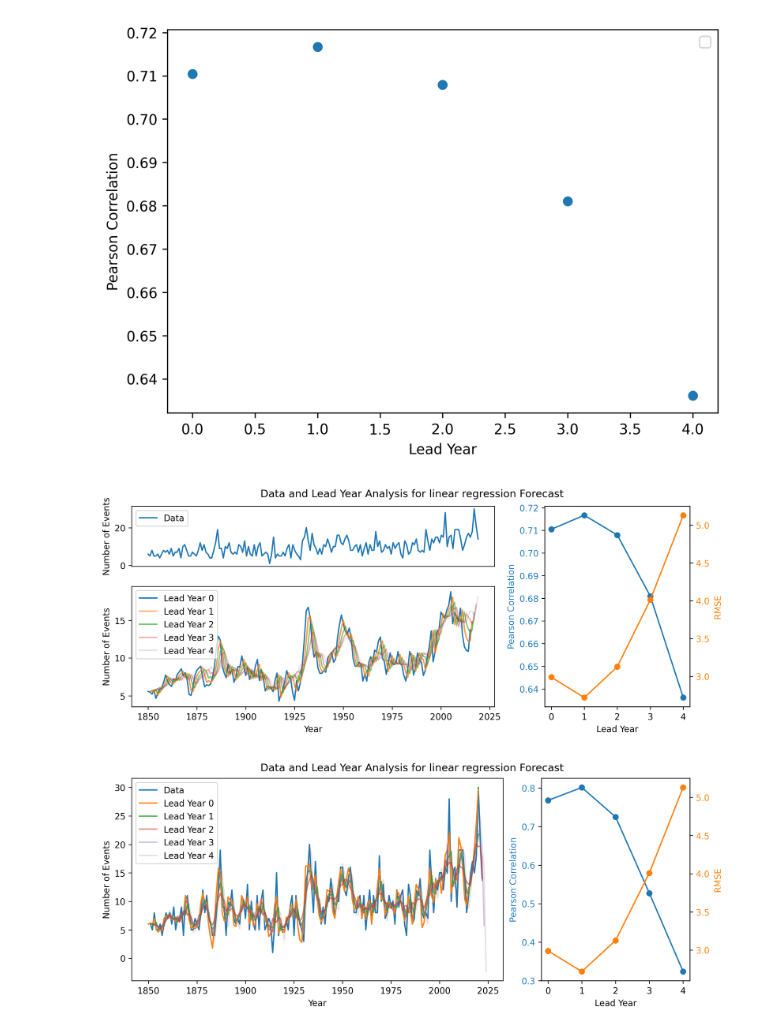
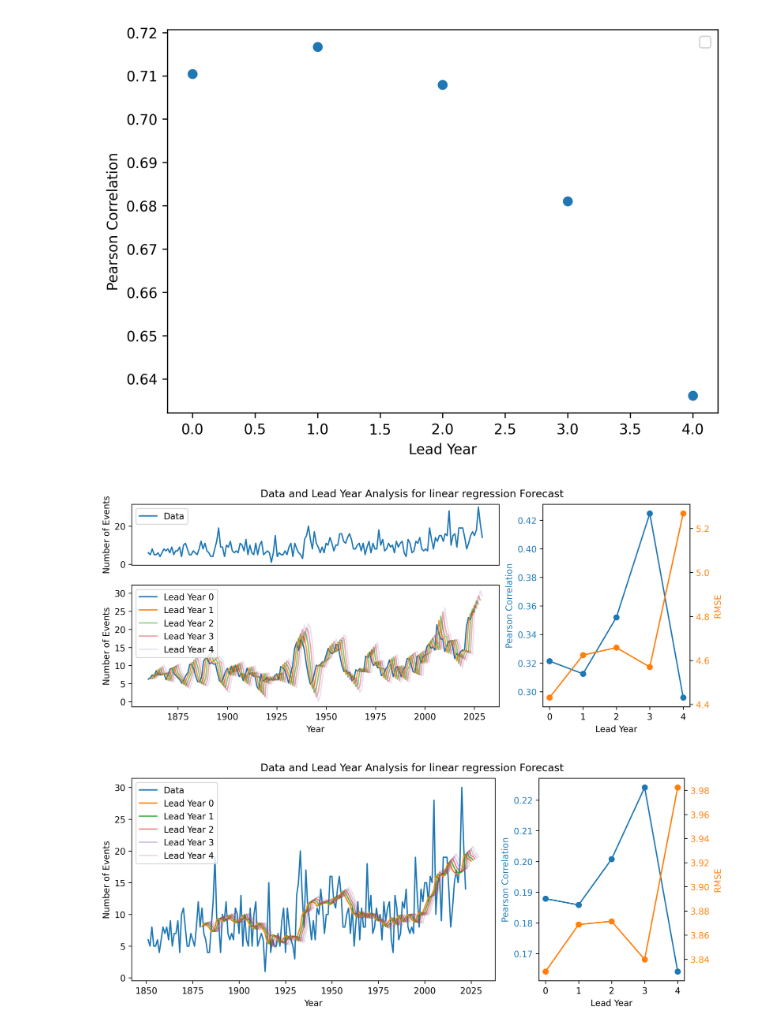
Before and after one commit to komrozik/Predictions_and_Predictability, a Jupyter notebook: test_programming.ipynb, the cells around one changed output. Cells and saved outputs as stored; diff of their text form; code cells hidden in the pictures.

```diff
--- a/test_programming.ipynb
+++ b/test_programming.ipynb
@@ -196,14 +196,15 @@ window_length = 10
 num_ly = 10
 predict,starts = pf.linear_reg_pred(df,start_year,end_year,window_length = window_length)
 correlation = []
-
+rmses = []
 plt.figure(figsize = (10,5),dpi = 300)
 
 plt.plot(df["Year"],df["Tropical Storms"], label = "Data")
-for i in np.arange(5):
+for i in np.arange(window_length,window_length+5,1):
     ly_i = [prediction[i] for prediction in predict]
-    correlation.append(np.corrcoef(ly_i,df["Tropical Storms"][0:len(ly_i)])[0,1])
-    plt.plot(np.arange(len(ly_i))+starts[i],ly_i, label = f"Lead Year {i}", alpha = 1-(i*2)/10)
+    correlation.append(np.corrcoef(ly_i[0:-i],df["Tropical Storms"][i:len(ly_i)])[0,1])
+    rmses.append(rmse(ly_i[0:-i],df["Tropical Storms"][i:len(ly_i)]))
+    plt.plot(np.arange(len(ly_i))+starts[i],ly_i, label = f"Lead Year {i-window_length}", alpha = 1-((i-window_length)*2)/10)
 plt.xlabel("Time in Years")
 plt.ylabel("Number of Events")
 plt.legend()
@@ -227,6 +228,7 @@ window_length = 10
 num_ly = 10
 predict,starts = pf.linear_reg_pred(df,start_year,end_year,window_length = window_length)
 correlation = []
+rmses = []
 
 gs_kw = dict(width_ratios=[2.5, 1], height_ratios=[1, 2])
 fig, axd = plt.subplot_mosaic([['upper left', 'right'],
@@ -242,10 +244,11 @@ axd["upper left"].xaxis.set_visible(False)
 axd["upper left"].legend()
 
 
-for i in np.arange(5):
+for i in np.arange(window_length,window_length+5,1):
     ly_i = [prediction[i] for prediction in predict]
-    correlation.append(np.corrcoef(ly_i,df["Tropical Storms"][0:len(ly_i)])[0,1])
-    axd["lower left"].plot(np.arange(len(ly_i))+starts[i],ly_i, label = f"Lead Year {i}", alpha = 1-(i*2)/10)
+    correlation.append(np.corrcoef(ly_i[0:-i],df["Tropical Storms"][i:len(ly_i)])[0,1])
+    rmses.append(rmse(ly_i[0:-i],df["Tropical Storms"][i:len(ly_i)]))
+    plt.plot(np.arange(len(ly_i))+starts[i],ly_i, label = f"Lead Year {i-window_length}", alpha = 1-((i-window_length)*2)/10)
 axd["lower left"].set_xlabel("Year")
 axd["lower left"].set_ylabel("Number of Events")
 axd["lower left"].legend()
@@ -270,13 +273,14 @@ fig.suptitle('Data and Lead Year Analysis for linear regression Forecast')
 plt.savefig(f"plots/Lead_year_regression_forecast.pdf")
 plt.savefig(f"plots/Lead_year_regression_forecast.jpg")
 # %% [output]
-[figure, old version]
+[figure, new version]
 # %%
 start_year = 1850
 end_year = 2025
-window_length = 5
+window_length = 30
+duration = 30
 num_ly = 10
-predict,starts = pf.linear_reg_pred(df,start_year,end_year,window_length = window_length)
+predict,starts = pf.linear_reg_pred(df,start_year,end_year,window_length = window_length,duration = duration)
 correlation = []
 rmses = []
 
@@ -291,35 +295,35 @@ axd["left"].plot(df["Year"],df["Tropical Storms"], label = "Data")
 # axd["left"].set_ylabel("Number of Events")
 # axd["left"].xaxis.set_visible(False)
 # axd["left"].legend()
 
 
-for i in np.arange(5):
+for i in np.arange(window_length,window_length+5,1):
     ly_i = [prediction[i] for prediction in predict]
-    correlation.append(np.corrcoef(ly_i,df["Tropical Storms"][0:len(ly_i)])[0,1])
-    rmses.append(rmse(ly_i,df["Tropical Storms"][0:len(ly_i)]))
-    axd["left"].plot(np.arange(len(ly_i))+starts[i],ly_i, label = f"Lead Year {i}", alpha = 1-(i*2)/10)
+    correlation.append(np.corrcoef(ly_i[0:-i],df["Tropical Storms"][i:len(ly_i)])[0,1])
+    rmses.append(rmse(ly_i[0:-i],df["Tropical Storms"][i:len(ly_i)]))
+    axd["left"].plot(np.arange(len(ly_i))+starts[i],ly_i, label = f"Lead Year {i-window_length}", alpha = 1-((i-window_length)*2)/10)
 axd["left"].set_xlabel("Year")
 axd["left"].set_ylabel("Number of Events")
 axd["left"].legend()
 
 
 color = 'tab:blue'
 axd["right"].plot(np.arange(len(correlation)),correlation,color=color,marker = "o")
 axd["right"].set_xlabel("Lead Year")
 axd["right"].set_ylabel("Pearson Correlation",color = color)
 axd["right"].tick_params(axis='y', labelcolor=color)
 
 ax2 = axd["right"].twinx()  # instantiate a second axes that shares the same x-axis
 
 color = 'tab:orange'
 ax2.set_ylabel('RMSE',color = color)  # we already handled the x-label with ax1
 ax2.plot(np.arange(len(rmses)),rmses,color = color,marker = "o")
 ax2.tick_params(axis='y', labelcolor=color)
 #axd["right"].legend()
 
 fig.suptitle('Data and Lead Year Analysis for linear regression Forecast')
 
 plt.savefig(f"plots/Lead_year_regression_forecast.pdf")
 plt.savefig(f"plots/Lead_year_regression_forecast.jpg")
 # %% [output]
-[figure, old version]
+[figure, new version]
```
Also changed, not shown: parts of 3 cells of this notebook, 11 other files.
